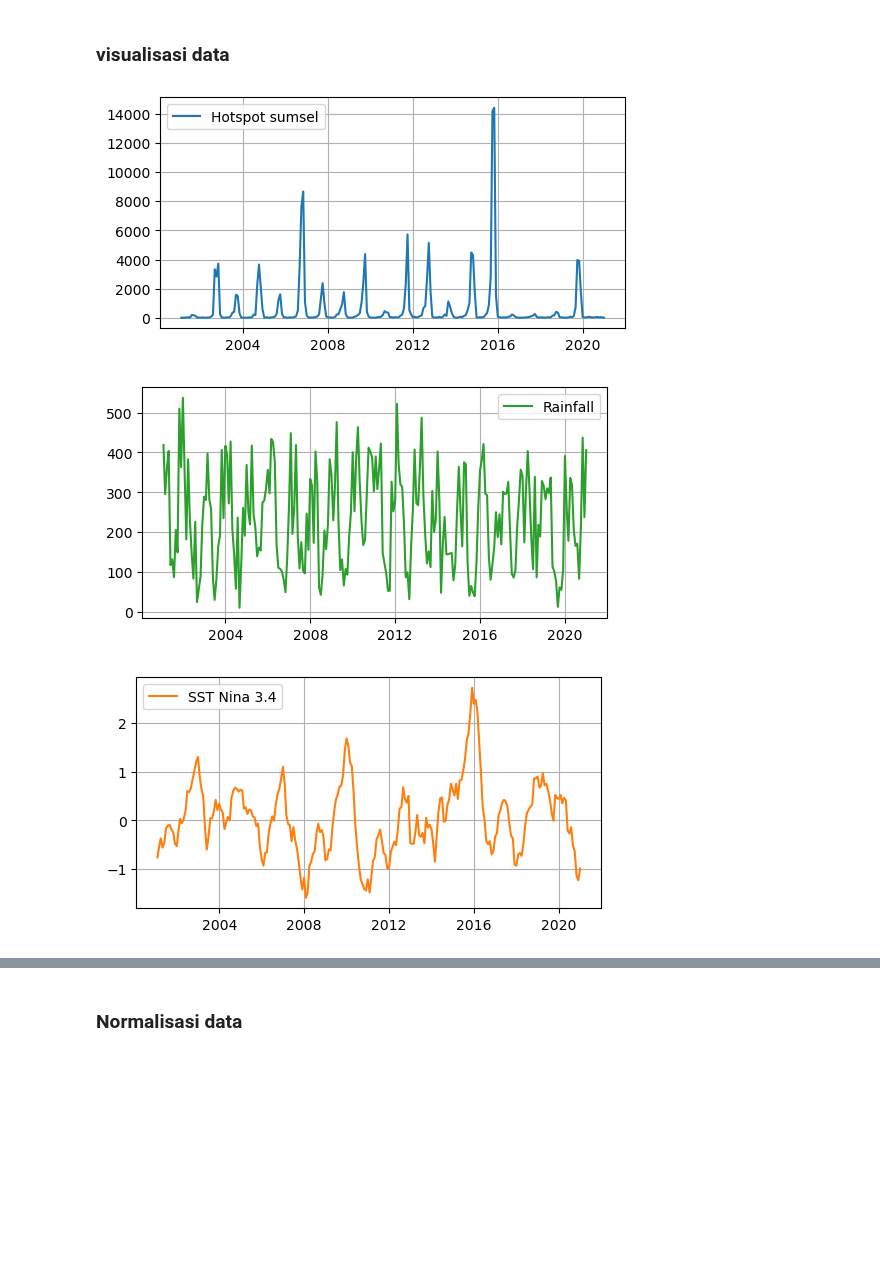
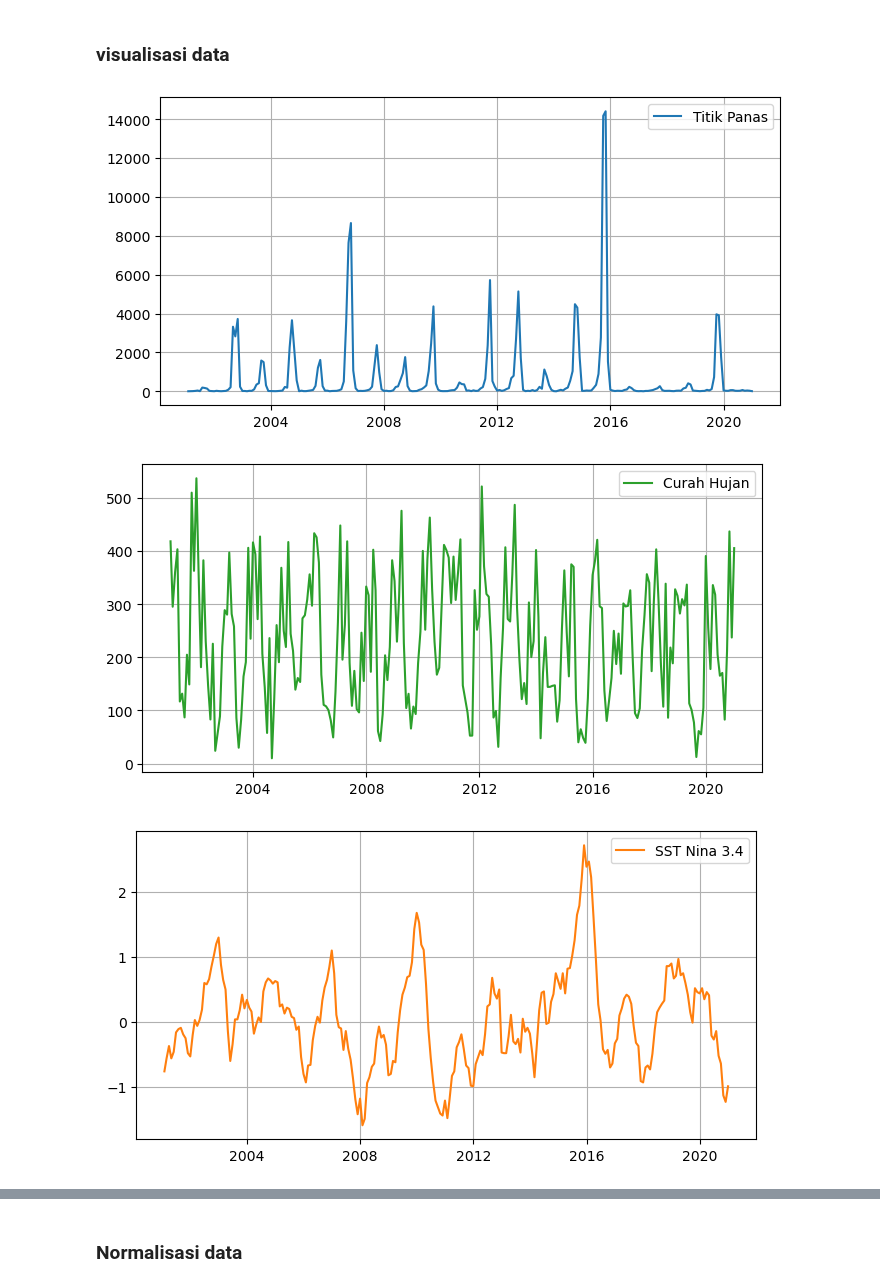
Before and after one commit to kusin/tensorflow-hotspot-v1, a Jupyter notebook: Untitled3.ipynb, the cells around one changed output, grey strips where cells are left out. Drawn from its saved outputs; the diff is of its cells as text; code cells hidden in the pictures; blank space fills up the shorter version.

```diff
--- a/Untitled3.ipynb
+++ b/Untitled3.ipynb
@@ -63,10 +63,10 @@ dataset
 ### visualisasi data
 # %%
 # membuat frame
-fig, ax = plt.subplots(figsize = (6,3))
+fig, ax = plt.subplots(figsize = (8,4))
 
 # membuat time series plot
-ax.plot(dataset["tanggal"], dataset["hotspot_sumsel"], color="tab:blue", label="Hotspot sumsel", linewidth=1.5)
+ax.plot(dataset["tanggal"], dataset["hotspot_sumsel"], color="tab:blue", label="Titik Panas", linewidth=1.5)
 
 # membuat label-label
 # ax.xaxis.set_major_formatter(mdates.DateFormatter('%b-%Y'))
@@ -76,38 +76,38 @@ ax.grid(True)
 # menampilkan plot
 plt.show()
 # %% [output]
-[figure, old version]
+[figure, new version]
 # %%
 # membuat frame
-fig, ax = plt.subplots(figsize = (6,3))
+fig, ax = plt.subplots(figsize = (8,4))
 
 # membuat time series plot
-ax.plot(dataset["tanggal"], dataset["curah_hujan"], color="tab:green", label="Rainfall", linewidth=1.5)
+ax.plot(dataset["tanggal"], dataset["curah_hujan"], color="tab:green", label="Curah Hujan", linewidth=1.5)
 
 # membuat label-label
 # ax.xaxis.set_major_formatter(mdates.DateFormatter('%b-%Y'))
 ax.legend(loc="best")
 ax.grid(True)
 
 # menampilkan plot
 plt.show()
 # %% [output]
-[figure, old version]
+[figure, new version]
 # %%
 # membuat frame
-fig, ax = plt.subplots(figsize = (6,3))
+fig, ax = plt.subplots(figsize = (8,4))
 
 # membuat time series plot
 ax.plot(dataset["tanggal"], dataset["sst"], color="tab:orange", label="SST Nina 3.4", linewidth=1.5)
 
 # membuat label-label
 # ax.xaxis.set_major_formatter(mdates.DateFormatter('%b-%Y'))
-ax.legend(loc="upper left")
+ax.legend(loc="upper right")
 ax.grid(True)
 
 # menampilkan plot
 plt.show()
 # %% [output]
-[figure, old version]
+[figure, new version]
 # %%
 # membuat frame
```
Also changed, not shown: parts of 5 cells of this notebook.
